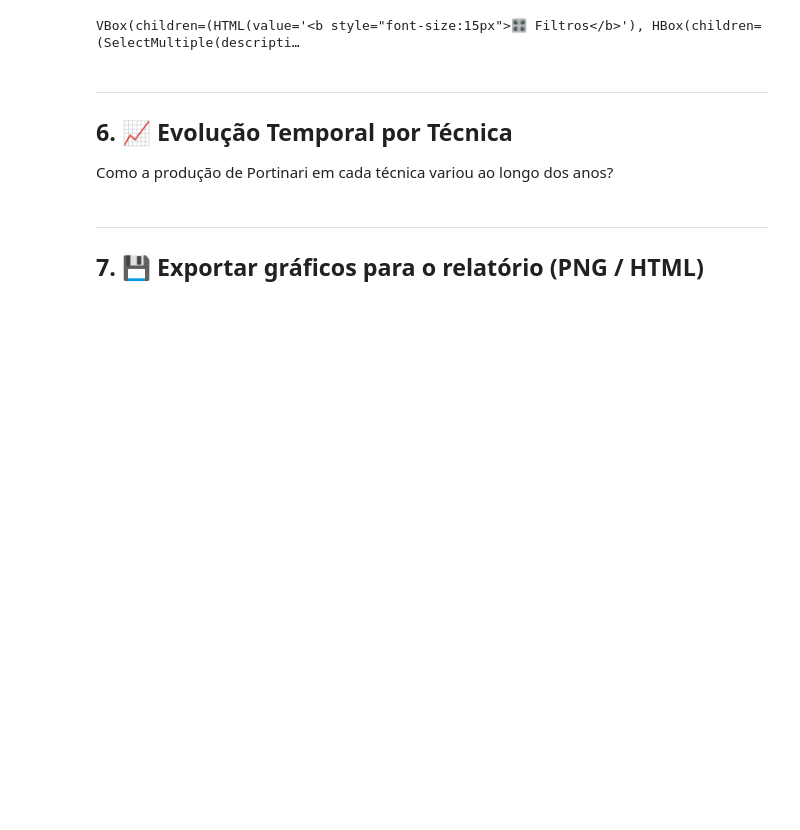
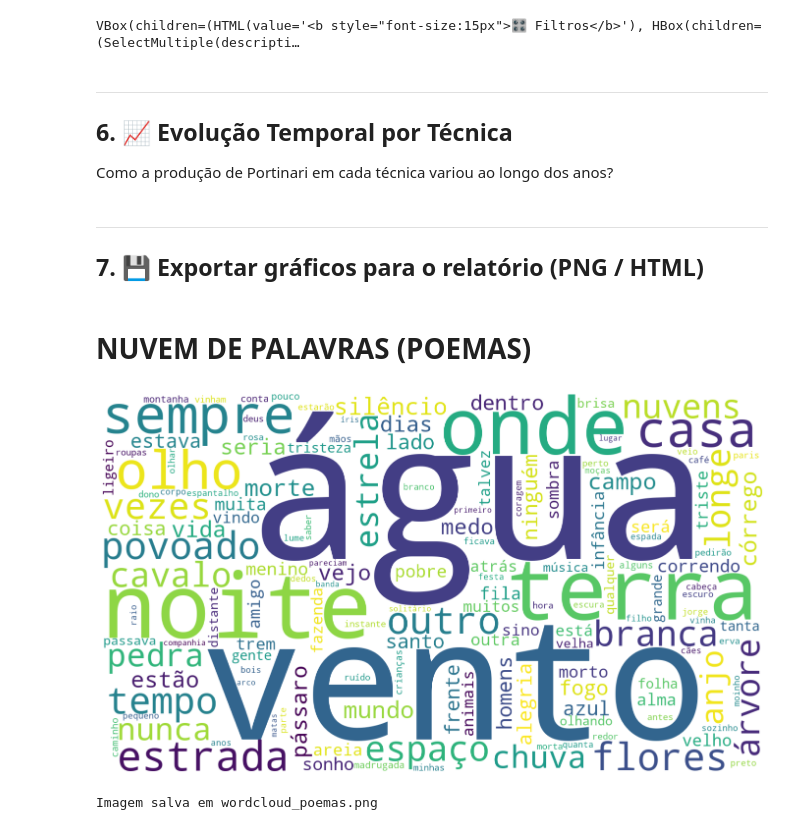
Before and after one commit to Mateus-Band/Projeto-Portinari, a Jupyter notebook: Views/visualizacoes_portinari.ipynb, the cells around one changed output. Saved outputs shown, nothing was run; the diff lists cells and outputs as text; code cells hidden in the pictures; blank space fills up the shorter version.

Commit message:
wordcloud

```diff
--- a/Views/visualizacoes_portinari.ipynb
+++ b/Views/visualizacoes_portinari.ipynb
@@ -421,3 +421,69 @@ graficos = {
 print('Dica: após cada célula de gráfico, salve assim:')
 print('  fig.write_image("output/graficos/nome.png", scale=2)   # PNG estático')
 print('  fig.write_html("output/graficos/nome.html")            # HTML interativo')
+# %% [markdown]
+# NUVEM DE PALAVRAS (POEMAS)
+# %%
+import pandas as pd
+from wordcloud import WordCloud
+import matplotlib.pyplot as plt
+import re
+
+# stopwords
+STOPWORDS_PT = {
+    "a", "ao", "aos", "aquela", "aquelas", "aquele", "aqueles", "aquilo", "as",
+    "até", "com", "como", "da", "das", "de", "dela", "delas", "dele", "deles",
+    "depois", "do", "dos", "e", "ela", "elas", "ele", "eles", "em", "entre",
+    "era", "essa", "essas", "esse", "esses", "esta", "estas", "este", "estes",
+    "eu", "foi", "for", "há", "isso", "isto", "já", "lhe", "lhes", "mais",
+    "mas", "me", "mesmo", "meu", "minha", "muito", "na", "não", "nas", "nem",
+    "no", "nos", "nossa", "nossas", "nosso", "nossos", "num", "numa", "o",
+    "os", "ou", "para", "pela", "pelas", "pelo", "pelos", "por", "qual",
+    "quando", "que", "quem", "se", "sem", "seu", "seus", "só", "sua", "suas",
+    "também", "te", "tem", "tendo", "ter", "teu", "teus", "tua", "tuas",
+    "tudo", "um", "uma", "umas", "uns", "vem", "via", "você", "vocês",
+    "à", "às", "lá", "ali", "aqui", "assim", "ainda", "então", "era",
+    "eram", "ser", "são", "foi", "foram", "ser", "sido", "sendo",
+    "havia", "haviam", "ter", "tive", "tiveram", "teria", "nada",
+    "cada", "todo", "toda", "todos", "todas", "algum", "alguma",
+    "mim", "ti", "si", "nos", "vos", "lhe", "lhes",
+    "sobre", "após", "ante", "contra", "desde", "durante",
+    "mediante", "perante", "salvo", "trás", "seu", "seus",
+    "meu", "meus", "teu", "teus", "desse", "dessa", "deste", "desta",
+    "daquele", "daquela", "nesse", "nessa", "neste", "nesta",
+    "naquele", "naquela", "pelo", "pela",
+}
+
+df = pd.read_csv("../Data/poemas.csv")
+
+# extrair e limpar o texto de todos os poemas
+texto = " ".join(df["estrofes"].dropna().astype(str))
+
+# remover pontuação e números, converter para minúsculas
+texto_limpo = re.sub(r"[^a-záàãâéêíóôõúüçñ\s]", " ", texto.lower())
+texto_limpo = re.sub(r"\s+", " ", texto_limpo).strip()
+
+# gerar wordcloud
+wc = WordCloud(
+    width=1400,
+    height=800,
+    background_color="white",
+    stopwords=STOPWORDS_PT,
+    colormap="viridis",
+    max_words=150,
+    min_word_length=4,
+    collocations=False,
+    font_path=None,  # usa fonte padrão do sistema
+).generate(texto_limpo)
+
+# plot
+fig, ax = plt.subplots(figsize=(14, 8))
+ax.imshow(wc, interpolation="bilinear")
+ax.axis("off")
+plt.tight_layout()
+plt.savefig("wordcloud_poemas.png", dpi=150, bbox_inches="tight")
+plt.show()
+print("Imagem salva em wordcloud_poemas.png")
+# %% [output]
+[figure, added]
+Imagem salva em wordcloud_poemas.png
```
